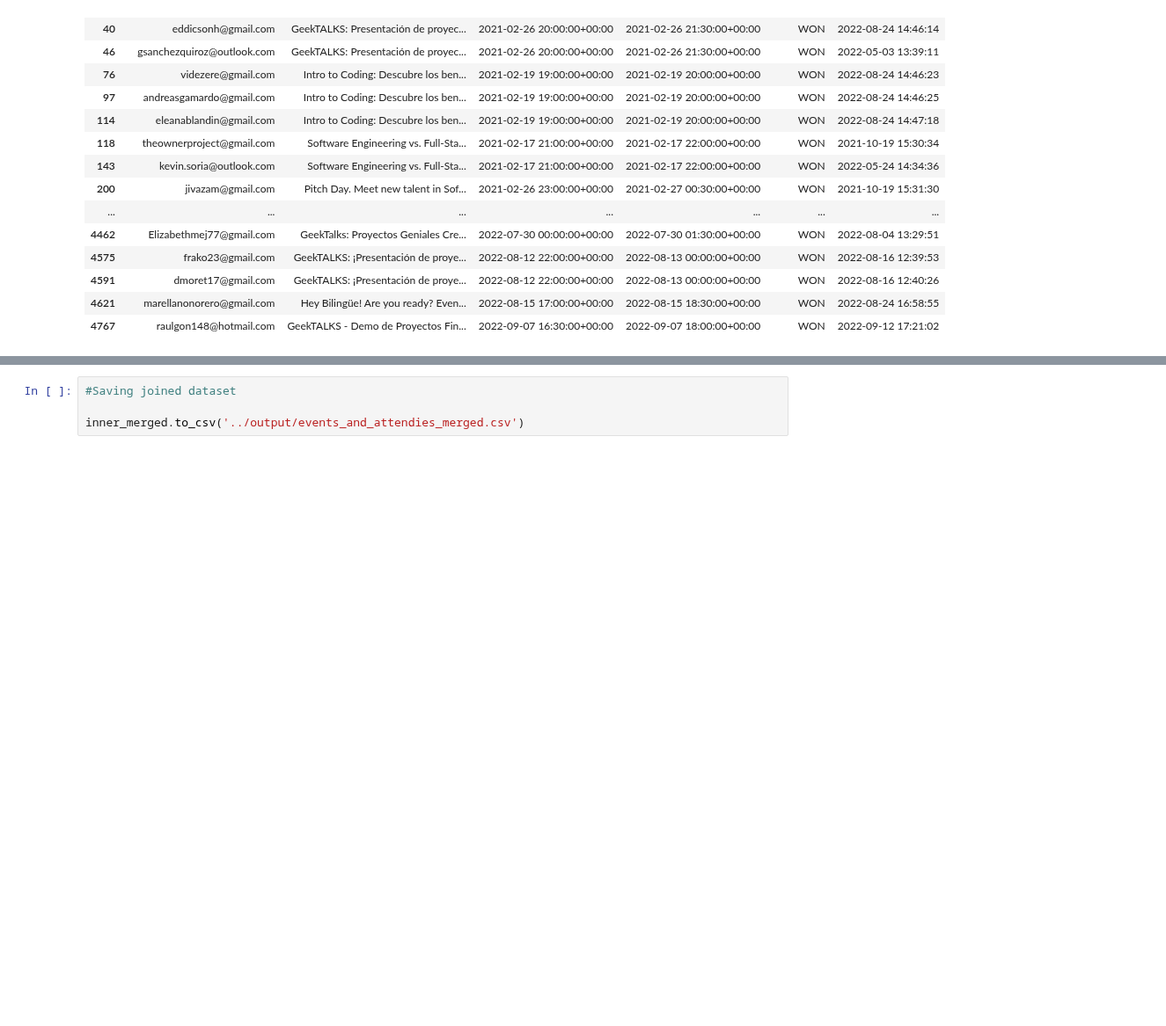
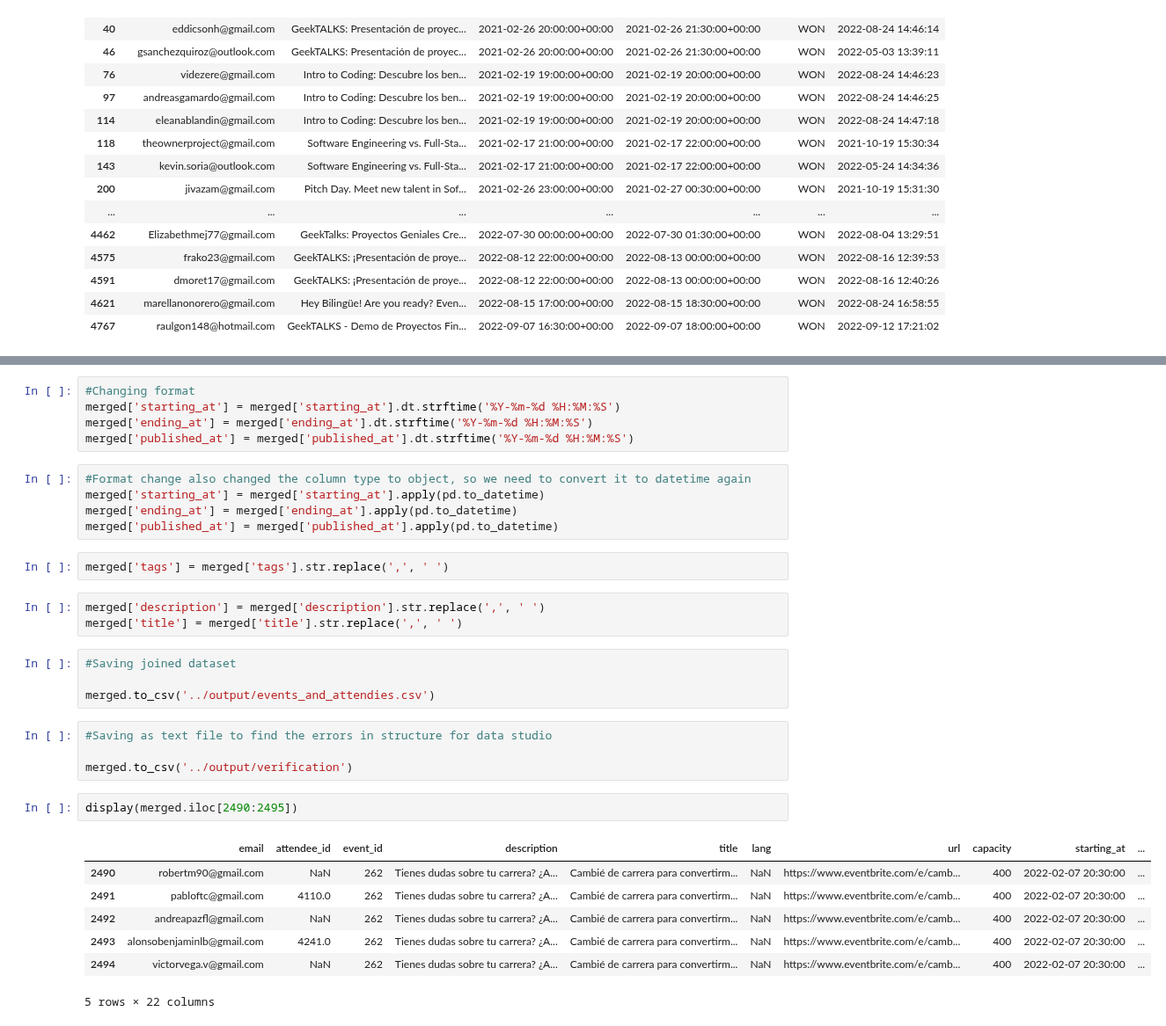
Before and after one commit to breatheco-de/dataflow-project-events, a Jupyter notebook: notebooks/exploratory_notebook.ipynb, the cells around one changed output, grey strips where cells are left out. Shown at 88% size. Cells and saved outputs as stored; diff of their text form; blank space fills up the shorter version.

Commit message:
fix in csv format

```diff
--- a/notebooks/exploratory_notebook.ipynb
+++ b/notebooks/exploratory_notebook.ipynb
@@ -333,4 +337,33 @@ won_attendies[['email','title','starting_at','ending_at','deal_status','won_at']
+# %%
+#Changing format
+merged['starting_at'] = merged['starting_at'].dt.strftime('%Y-%m-%d %H:%M:%S')
+merged['ending_at'] = merged['ending_at'].dt.strftime('%Y-%m-%d %H:%M:%S')
+merged['published_at'] = merged['published_at'].dt.strftime('%Y-%m-%d %H:%M:%S')
+# %%
+#Format change also changed the column type to object, so we need to convert it to datetime again
+merged['starting_at'] = merged['starting_at'].apply(pd.to_datetime)
+merged['ending_at'] = merged['ending_at'].apply(pd.to_datetime)
+merged['published_at'] = merged['published_at'].apply(pd.to_datetime)
+# %%
+merged['tags'] = merged['tags'].str.replace(',', ' ')
+# %%
+merged['description'] = merged['description'].str.replace(',', ' ')
+merged['title'] = merged['title'].str.replace(',', ' ')
 # %%
 #Saving joined dataset
 
-inner_merged.to_csv('../output/events_and_attendies_merged.csv')
+merged.to_csv('../output/events_and_attendies.csv')
+# %%
+#Saving as text file to find the errors in structure for data studio
+
+merged.to_csv('../output/verification')
+# %%
+display(merged.iloc[2490:2495])
+# %% [output]
+|  | email | attendee_id | event_id | description | title | lang | url | capacity | starting_at | ... |
+| 2490 | robertm90@gmail.com | NaN | 262 | Tienes dudas sobre tu carrera? ¿A... | Cambié de carrera para convertirm... | NaN | https://www.eventbrite.com/e/camb... | 400 | 2022-02-07 20:30:00 | ... |
+| 2491 | pabloftc@gmail.com | 4110.0 | 262 | Tienes dudas sobre tu carrera? ¿A... | Cambié de carrera para convertirm... | NaN | https://www.eventbrite.com/e/camb... | 400 | 2022-02-07 20:30:00 | ... |
+| 2492 | andreapazfl@gmail.com | NaN | 262 | Tienes dudas sobre tu carrera? ¿A... | Cambié de carrera para convertirm... | NaN | https://www.eventbrite.com/e/camb... | 400 | 2022-02-07 20:30:00 | ... |
+| 2493 | alonsobenjaminlb@gmail.com | 4241.0 | 262 | Tienes dudas sobre tu carrera? ¿A... | Cambié de carrera para convertirm... | NaN | https://www.eventbrite.com/e/camb... | 400 | 2022-02-07 20:30:00 | ... |
+| 2494 | victorvega.v@gmail.com | NaN | 262 | Tienes dudas sobre tu carrera? ¿A... | Cambié de carrera para convertirm... | NaN | https://www.eventbrite.com/e/camb... | 400 | 2022-02-07 20:30:00 | ... |
+5 rows × 22 columns
```
Also changed, not shown: parts of 10 cells of this notebook.
